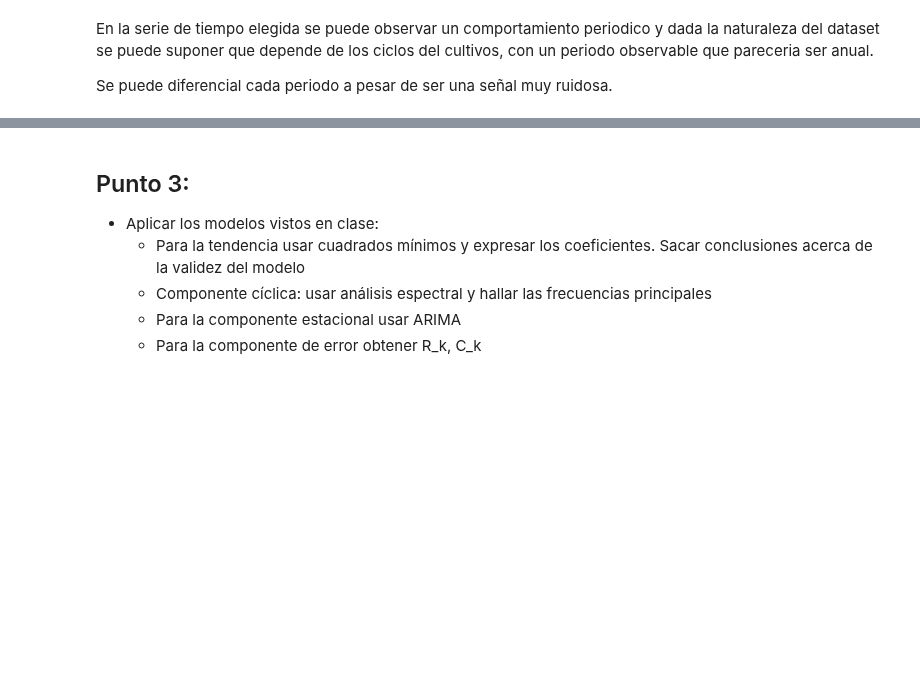
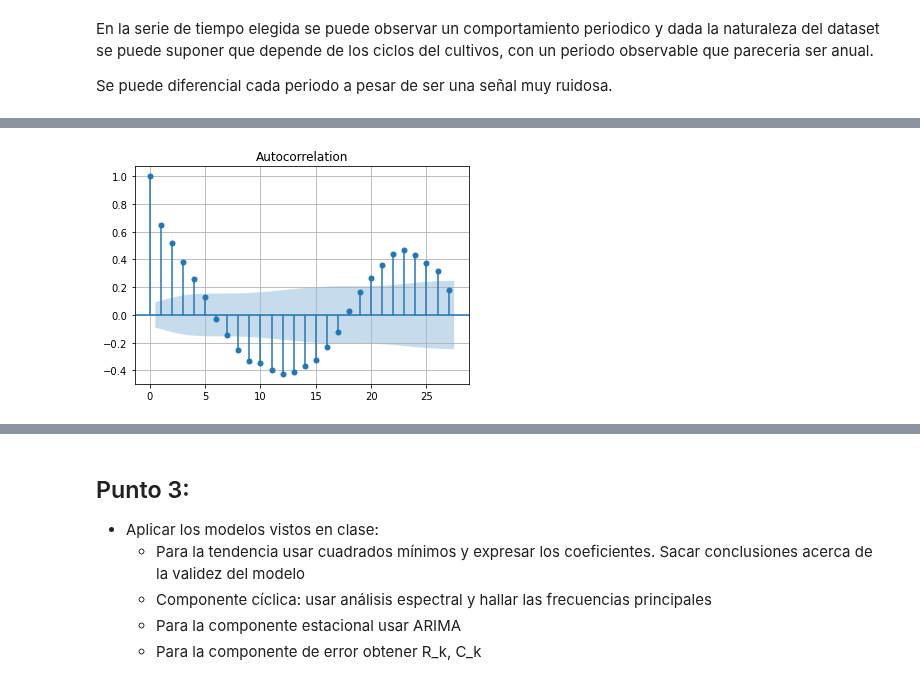
Before and after one commit to AguAcerbo/Carrera-de-Especializacion-en-IA, a Jupyter notebook: B5-Time_Series_Analysis/Trabajo Final TSA/Trabajo Final TSA.ipynb, the cells around one changed output, grey strips where cells are left out. Cells and saved outputs as stored; diff of their text form; code cells hidden in the pictures; blank space fills up the shorter version.

```diff
--- a/B5-Time_Series_Analysis/Trabajo Final TSA/Trabajo Final TSA.ipynb
+++ b/B5-Time_Series_Analysis/Trabajo Final TSA/Trabajo Final TSA.ipynb
@@ -120,0 +123,6 @@ fid_14880.plot(x='date',y='evi', kind='hist', bins = 25)
+# %%
+plot_acf(fid_14880.evi.values)
+plt.grid(True)
+plt.show()
+# %% [output]
+[figure, added]
```
Also changed, not shown: parts of 29 cells of this notebook.
